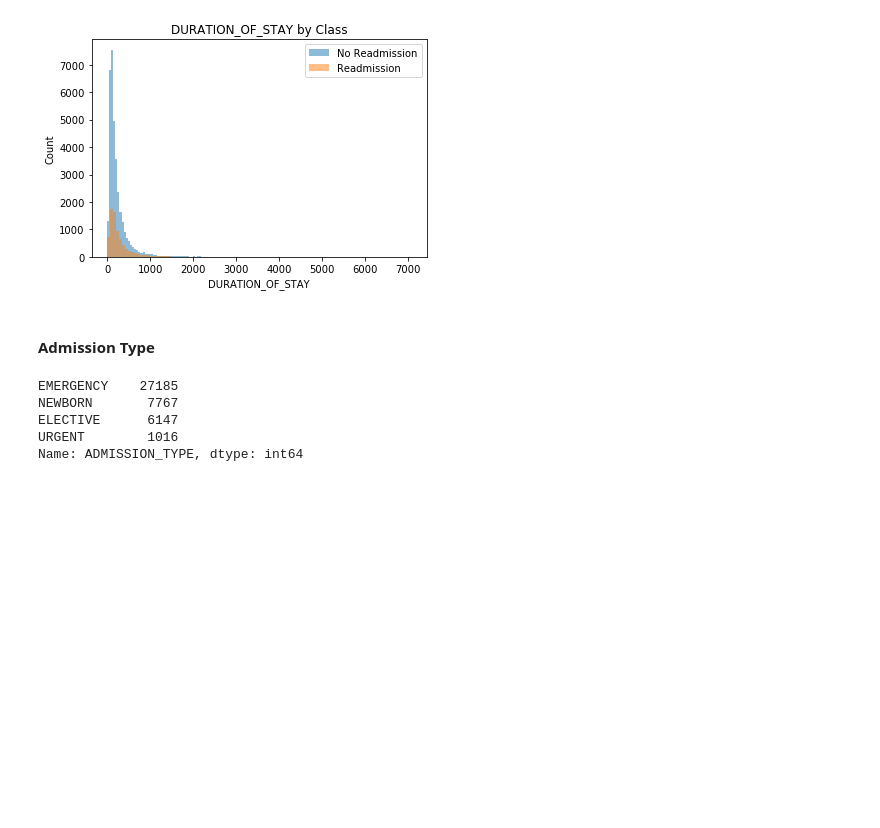
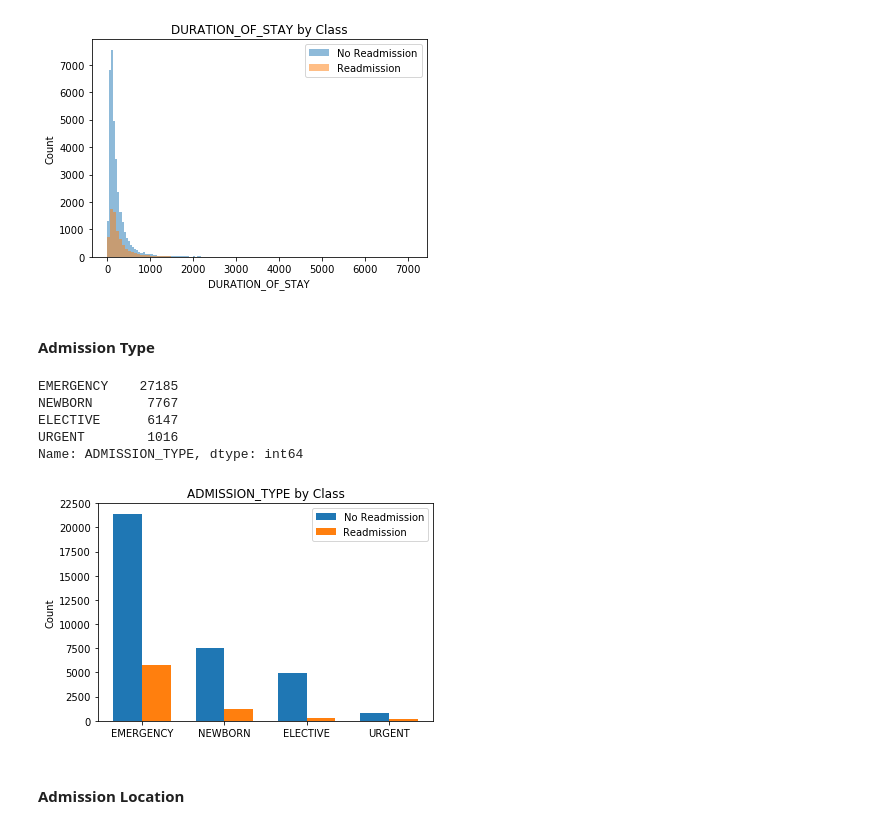
Before and after one commit to pateli18/Machine-Learning-Nanodegree, a Jupyter notebook: capstone_project/Create Dataset.ipynb, the cells around one changed output. Drawn from its saved outputs; the diff is of its cells as text; code cells hidden in the pictures; blank space fills up the shorter version.

```diff
--- a/capstone_project/Create Dataset.ipynb
+++ b/capstone_project/Create Dataset.ipynb
@@ -19,0 +20,24 @@ def plot_continuous(df, column_name, bins):
+# %%
+def plot_categorical(df, column_name, width):
+    no_readmission_data = [(key, value) for key, value in df[df['READMISSION'] == False][column_name].value_counts().iteritems()]
+    readmission_data = [(key, value) for key, value in df[df['READMISSION'] == True][column_name].value_counts().iteritems()]
+
+    ind = np.arange(len(readmission_data))
+    labels = np.asarray([value[0] for value in no_readmission_data])
+
+    no_readmission = np.asarray([value[1] for value in no_readmission_data])
+    readmission = np.asarray([value[1] for value in readmission_data])
+
+    fig, ax = plt.subplots()
+
+    no_readmission_axis = ax.bar(ind, no_readmission, width)
+    readmission_axis = ax.bar(ind + width, readmission, width)
+
+    ax.set_ylabel('Count')
+    ax.set_title(column_name + ' by Class')
+    ax.set_xticks(ind + width / 2)
+    ax.set_xticklabels(labels)
+
+    ax.legend((no_readmission_axis[0], readmission_axis[0]), ('No Readmission', 'Readmission'))
+
+    plt.show()
@@ -56,2 +89,9 @@ main_df.head()
 # %% [markdown]
 # Format Admissions Features
+# %%
+admissions = pd.read_csv('../mimic-code/buildmimic/postgres/mimic-data/ADMISSIONS.csv')
+columns_to_keep = ['HADM_ID', 'ADMITTIME', 'DISCHTIME', 'ADMISSION_TYPE', 'ADMISSION_LOCATION', 'DISCHARGE_LOCATION',
+                  'INSURANCE', 'LANGUAGE', 'RELIGION', 'MARITAL_STATUS', 'ETHNICITY', 'EDREGTIME', 'EDOUTTIME',
+                  'HAS_CHARTEVENTS_DATA']
+admissions = admissions[columns_to_keep]
+main_df = main_df.merge(admissions, how = 'left', on = 'HADM_ID')
@@ -81,6 +132,7 @@ main_df['DISCHTIME'] = pd.to_datetime(main_df['DISCHTIME'])
 # %%
 main_df['DURATION_OF_STAY'] = main_df['DISCHTIME'] - main_df['ADMITTIME']
 main_df['DURATION_OF_STAY'] = main_df['DURATION_OF_STAY'].dt.days * 24 + main_df['DURATION_OF_STAY'].dt.seconds * 1.0 / 3600
+main_df = main_df.drop(['ADMITTIME', 'DISCHTIME'], axis = 1)
 # %%
 plot_continuous(main_df, 'DURATION_OF_STAY', 100)
 # %% [output]
@@ -95,3 +147,7 @@ NEWBORN       7767
 ELECTIVE      6147
 URGENT        1016
 Name: ADMISSION_TYPE, dtype: int64
+# %%
+plot_categorical(main_df, 'ADMISSION_TYPE', 0.35)
+# %% [output]
+[figure, added]
@@ -97,0 +156,2 @@ Name: ADMISSION_TYPE, dtype: int64
+# %% [markdown]
+#### Admission Location
```
Also changed, not shown: parts of 12 cells of this notebook.
